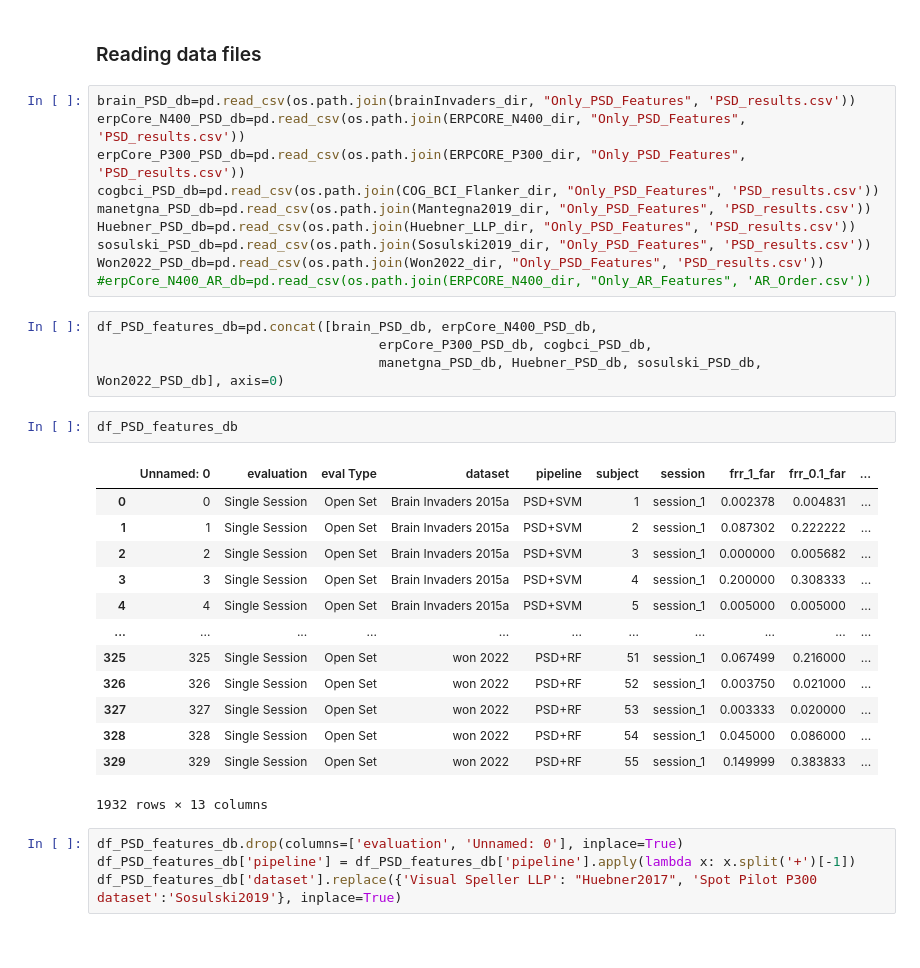
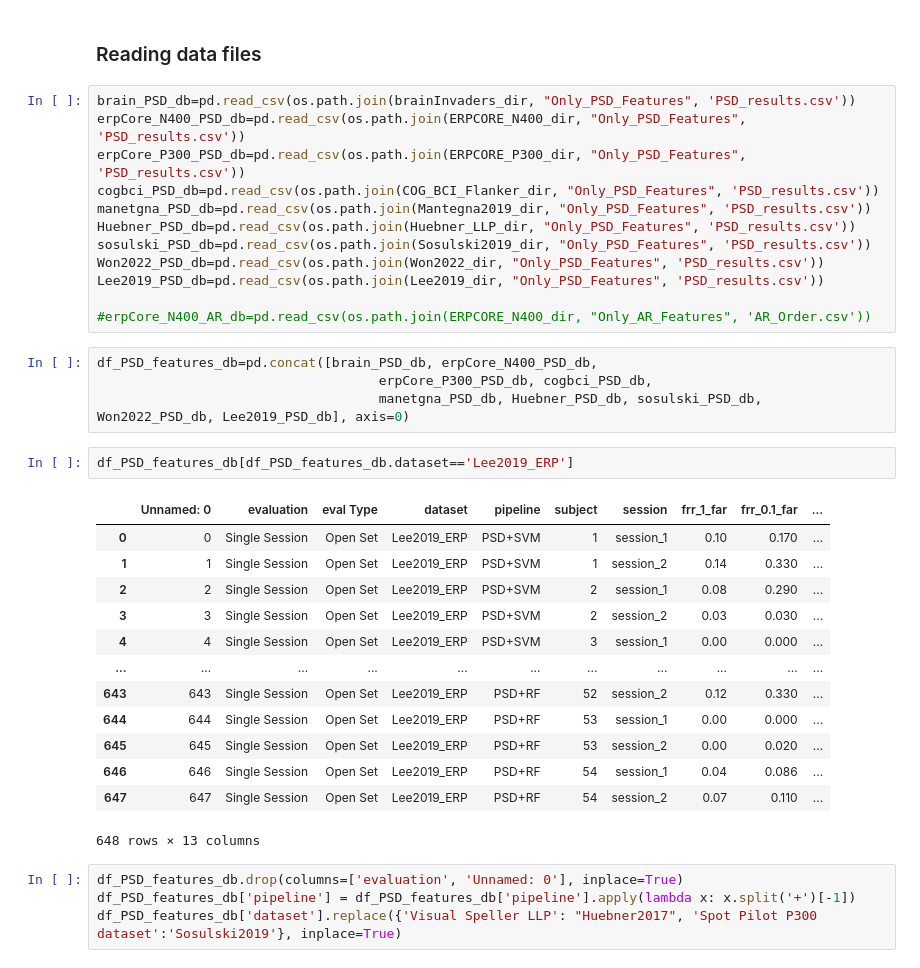
Before and after one commit to Avichaurasia/NeuroIDBench, a Jupyter notebook: Juypter_Notebooks/Experiment_Feature_Extraction.ipynb, the cells around one changed output. Cells and saved outputs as stored; diff of their text form.

```diff
--- a/Juypter_Notebooks/Experiment_Feature_Extraction.ipynb
+++ b/Juypter_Notebooks/Experiment_Feature_Extraction.ipynb
@@ -255,27 +257,29 @@ manetgna_PSD_db=pd.read_csv(os.path.join(Mantegna2019_dir, "Only_PSD_Features",
 Huebner_PSD_db=pd.read_csv(os.path.join(Huebner_LLP_dir, "Only_PSD_Features", 'PSD_results.csv'))
 sosulski_PSD_db=pd.read_csv(os.path.join(Sosulski2019_dir, "Only_PSD_Features", 'PSD_results.csv'))
 Won2022_PSD_db=pd.read_csv(os.path.join(Won2022_dir, "Only_PSD_Features", 'PSD_results.csv'))
+Lee2019_PSD_db=pd.read_csv(os.path.join(Lee2019_dir, "Only_PSD_Features", 'PSD_results.csv'))
+
 #erpCore_N400_AR_db=pd.read_csv(os.path.join(ERPCORE_N400_dir, "Only_AR_Features", 'AR_Order.csv'))
 # %%
 df_PSD_features_db=pd.concat([brain_PSD_db, erpCore_N400_PSD_db,
                                     erpCore_P300_PSD_db, cogbci_PSD_db,
-                                    manetgna_PSD_db, Huebner_PSD_db, sosulski_PSD_db, Won2022_PSD_db], axis=0)
+                                    manetgna_PSD_db, Huebner_PSD_db, sosulski_PSD_db, Won2022_PSD_db, Lee2019_PSD_db], axis=0)
-# %%
-df_PSD_features_db
-# %% [output]
-|  | Unnamed: 0 | evaluation | eval Type | dataset | pipeline | subject | session | frr_1_far | frr_0.1_far | ... |
-| 0 | 0 | Single Session | Open Set | Brain Invaders 2015a | PSD+SVM | 1 | session_1 | 0.002378 | 0.004831 | ... |
-| 1 | 1 | Single Session | Open Set | Brain Invaders 2015a | PSD+SVM | 2 | session_1 | 0.087302 | 0.222222 | ... |
-| 2 | 2 | Single Session | Open Set | Brain Invaders 2015a | PSD+SVM | 3 | session_1 | 0.000000 | 0.005682 | ... |
-| 3 | 3 | Single Session | Open Set | Brain Invaders 2015a | PSD+SVM | 4 | session_1 | 0.200000 | 0.308333 | ... |
-| 4 | 4 | Single Session | Open Set | Brain Invaders 2015a | PSD+SVM | 5 | session_1 | 0.005000 | 0.005000 | ... |
-| ... | ... | ... | ... | ... | ... | ... | ... | ... | ... | ... |
-| 325 | 325 | Single Session | Open Set | won 2022 | PSD+RF | 51 | session_1 | 0.067499 | 0.216000 | ... |
-| 326 | 326 | Single Session | Open Set | won 2022 | PSD+RF | 52 | session_1 | 0.003750 | 0.021000 | ... |
-| 327 | 327 | Single Session | Open Set | won 2022 | PSD+RF | 53 | session_1 | 0.003333 | 0.020000 | ... |
-| 328 | 328 | Single Session | Open Set | won 2022 | PSD+RF | 54 | session_1 | 0.045000 | 0.086000 | ... |
-| 329 | 329 | Single Session | Open Set | won 2022 | PSD+RF | 55 | session_1 | 0.149999 | 0.383833 | ... |
-1932 rows × 13 columns
+# %%
+df_PSD_features_db[df_PSD_features_db.dataset=='Lee2019_ERP']
+# %% [output]
+|  | Unnamed: 0 | evaluation | eval Type | dataset | pipeline | subject | session | frr_1_far | frr_0.1_far | ... |
+| 0 | 0 | Single Session | Open Set | Lee2019_ERP | PSD+SVM | 1 | session_1 | 0.10 | 0.170 | ... |
+| 1 | 1 | Single Session | Open Set | Lee2019_ERP | PSD+SVM | 1 | session_2 | 0.14 | 0.330 | ... |
+| 2 | 2 | Single Session | Open Set | Lee2019_ERP | PSD+SVM | 2 | session_1 | 0.08 | 0.290 | ... |
+| 3 | 3 | Single Session | Open Set | Lee2019_ERP | PSD+SVM | 2 | session_2 | 0.03 | 0.030 | ... |
+| 4 | 4 | Single Session | Open Set | Lee2019_ERP | PSD+SVM | 3 | session_1 | 0.00 | 0.000 | ... |
+| ... | ... | ... | ... | ... | ... | ... | ... | ... | ... | ... |
+| 643 | 643 | Single Session | Open Set | Lee2019_ERP | PSD+RF | 52 | session_2 | 0.12 | 0.330 | ... |
+| 644 | 644 | Single Session | Open Set | Lee2019_ERP | PSD+RF | 53 | session_1 | 0.00 | 0.000 | ... |
+| 645 | 645 | Single Session | Open Set | Lee2019_ERP | PSD+RF | 53 | session_2 | 0.00 | 0.020 | ... |
+| 646 | 646 | Single Session | Open Set | Lee2019_ERP | PSD+RF | 54 | session_1 | 0.04 | 0.086 | ... |
+| 647 | 647 | Single Session | Open Set | Lee2019_ERP | PSD+RF | 54 | session_2 | 0.07 | 0.110 | ... |
+648 rows × 13 columns
 # %%
 df_PSD_features_db.drop(columns=['evaluation', 'Unnamed: 0'], inplace=True)
 df_PSD_features_db['pipeline'] = df_PSD_features_db['pipeline'].apply(lambda x: x.split('+')[-1])
```
Also changed, not shown: parts of 8 cells of this notebook, 28 other files.
